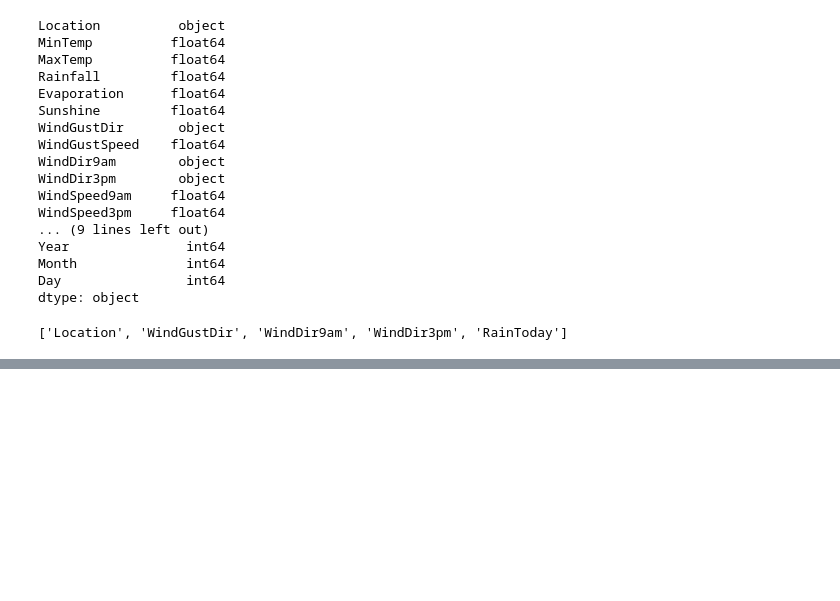
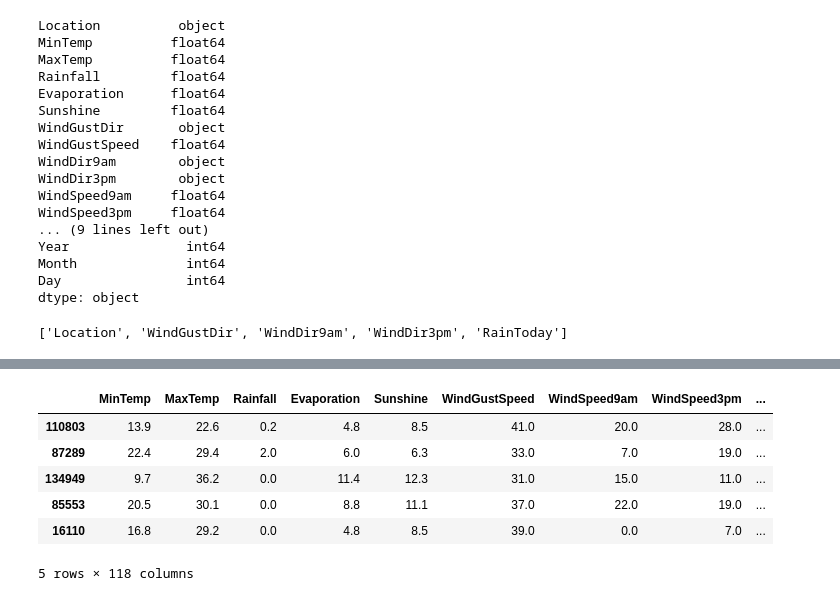
Before and after one commit to Erik-gitmannen1337-M/Rain, a Jupyter notebook: Rain.ipynb, the cells around one changed output, grey strips where cells are left out. Saved outputs shown, nothing was run; the diff lists cells and outputs as text; code cells hidden in the pictures; blank space fills up the shorter version.

```diff
--- a/Rain.ipynb
+++ b/Rain.ipynb
@@ -478,0 +658,15 @@ dtype: int64
+# %%
+X_train = pd.concat([X_train[num], X_train[['RainToday_0', 'RainToday_1']],
+                    pd.get_dummies(X_train.Location),
+                    pd.get_dummies(X_train.WindGustDir),
+                    pd.get_dummies(X_train.WindDir9am),
+                    pd.get_dummies(X_train.WindDir3pm)], axis=1)
+X_train.head()
+# %% [output]
+|  | MinTemp | MaxTemp | Rainfall | Evaporation | Sunshine | WindGustSpeed | WindSpeed9am | WindSpeed3pm | ... |
+| 110803 | 13.9 | 22.6 | 0.2 | 4.8 | 8.5 | 41.0 | 20.0 | 28.0 | ... |
+| 87289 | 22.4 | 29.4 | 2.0 | 6.0 | 6.3 | 33.0 | 7.0 | 19.0 | ... |
+| 134949 | 9.7 | 36.2 | 0.0 | 11.4 | 12.3 | 31.0 | 15.0 | 11.0 | ... |
+| 85553 | 20.5 | 30.1 | 0.0 | 8.8 | 11.1 | 37.0 | 22.0 | 19.0 | ... |
+| 16110 | 16.8 | 29.2 | 0.0 | 4.8 | 8.5 | 39.0 | 0.0 | 7.0 | ... |
+5 rows × 118 columns
```
Also changed, not shown: parts of 30 cells of this notebook.
